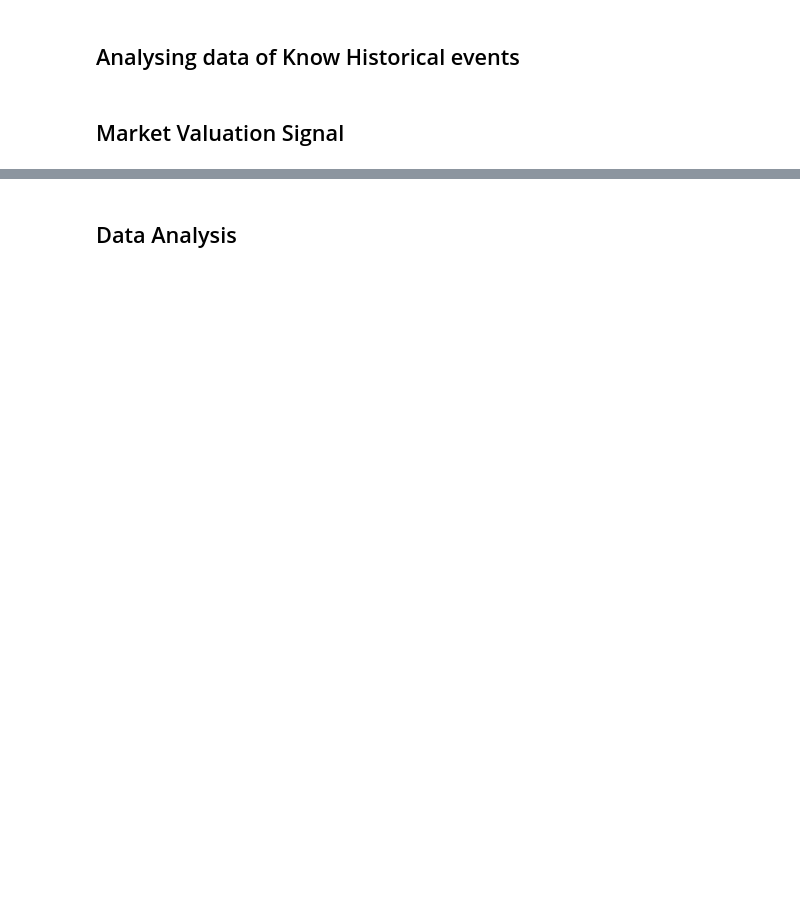
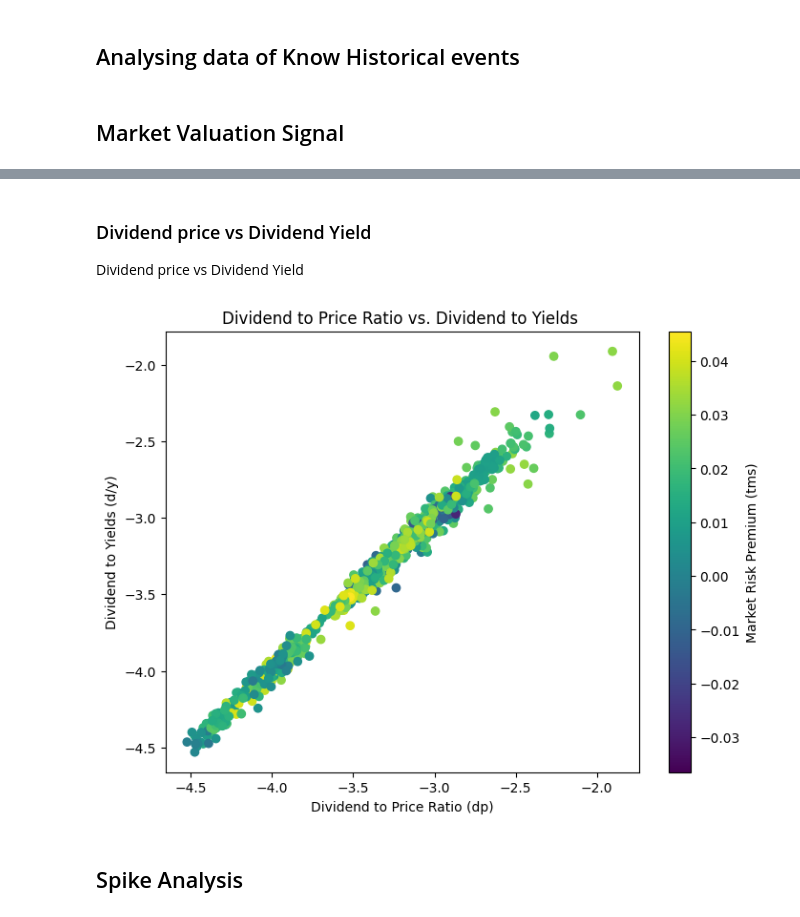
Before and after one commit to demilade27/Predicting-Monthly-Excess-Returns-of-Market-Index, a Jupyter notebook: Predicting_Monthly_Excess_Returns_of_Market_Index.ipynb, the cells around one changed output, grey strips where cells are left out. Saved outputs shown, nothing was run; the diff lists cells and outputs as text; code cells hidden in the pictures; blank space fills up the shorter version.

```diff
--- a/Predicting_Monthly_Excess_Returns_of_Market_Index.ipynb
+++ b/Predicting_Monthly_Excess_Returns_of_Market_Index.ipynb
@@ -672,13 +608,15 @@ KeyError: 'dp'
+# %% [markdown]
+### Dividend price vs Dividend Yield
+Dividend price vs Dividend Yield
 # %%
-# @title Dividend price vs Dividend Yield
-import matplotlib.pyplot as plt
-
 plt.figure(figsize=(8, 6))
-plt.scatter(df['dp'], df['dy'], c=df['tms'], cmap='viridis')
+plt.scatter(DF_FINAL['dp'], DF_FINAL['dy'], c=df['tms'], cmap='viridis')
 plt.xlabel('Dividend to Price Ratio (dp)')
 plt.ylabel('Dividend to Yields (d/y)')
 plt.title('Dividend to Price Ratio vs. Dividend to Yields ')
 _ = plt.colorbar(label='Market Risk Premium (tms)')
+# %% [output]
+[figure, added]
 # %% [markdown]
-## Data Analysis
+##  Spike Analysis
 # %%
```
Also changed, not shown: parts of 97 cells of this notebook.
